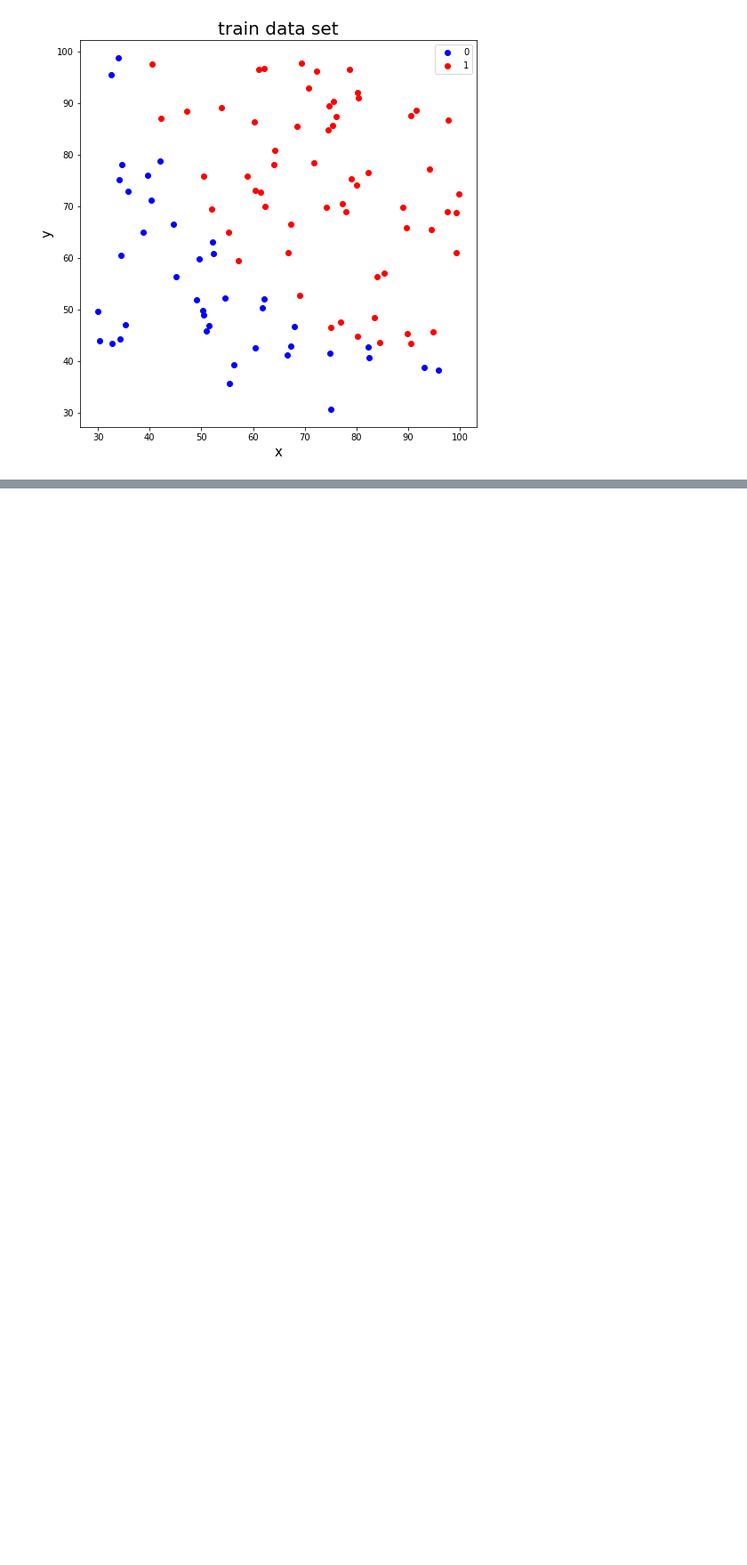
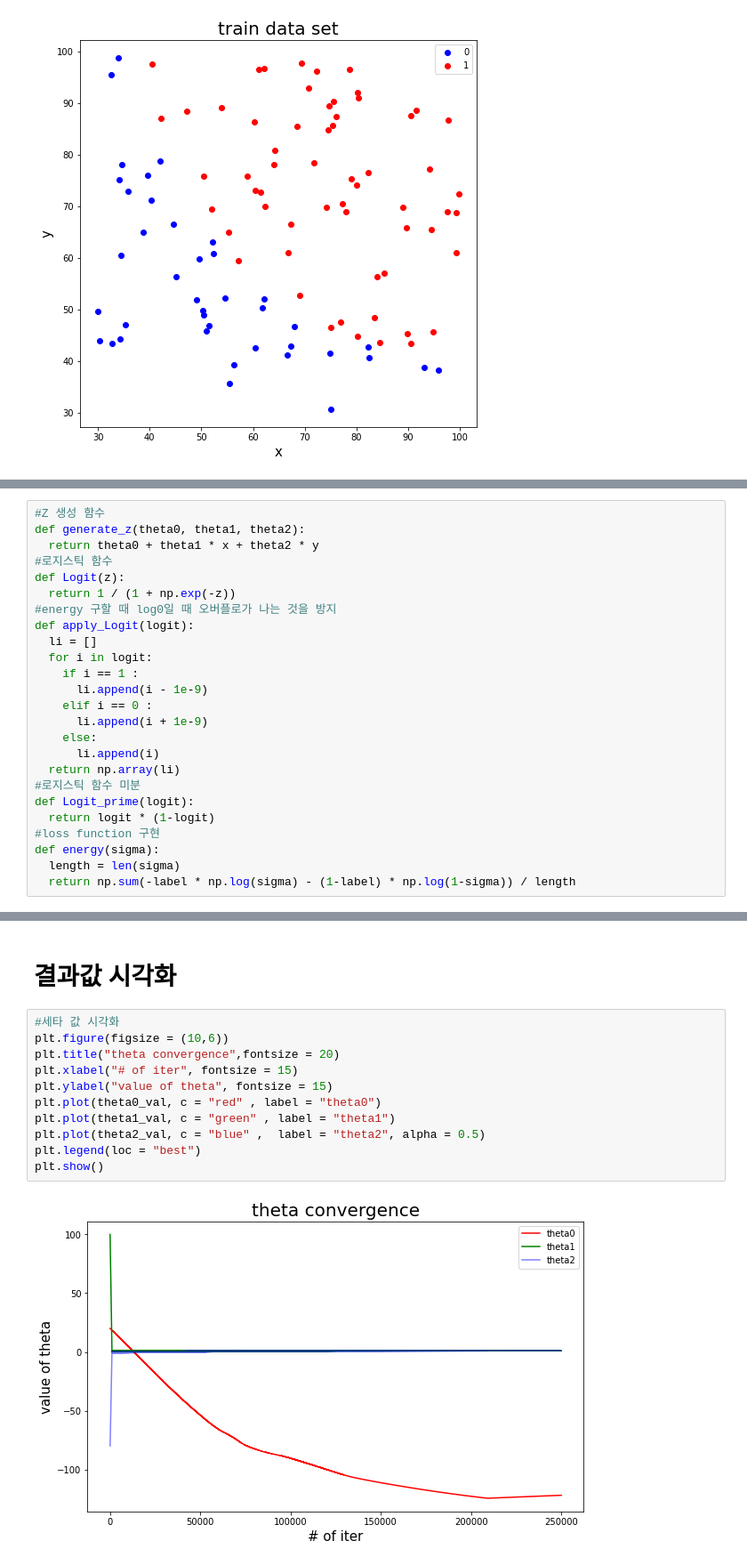
Before and after one commit to thdgmltjd123/MLProject, a Jupyter notebook: 20150711_Assignment05.ipynb, the cells around one changed output, grey strips where cells are left out. Shown: that part at 89% size. Drawn from its saved outputs; the diff is of its cells as text; blank space fills up the shorter version.

```diff
--- a/20150711_Assignment05.ipynb
+++ b/20150711_Assignment05.ipynb
@@ -41,0 +44,25 @@ plt.show()
+# %%
+#Z 생성 함수
+def generate_z(theta0, theta1, theta2):
+  return theta0 + theta1 * x + theta2 * y
+#로지스틱 함수
+def Logit(z):
+  return 1 / (1 + np.exp(-z))
+#energy 구할 때 log0일 때 오버플로가 나는 것을 방지
+def apply_Logit(logit):
+  li = []
+  for i in logit:
+    if i == 1 :
+      li.append(i - 1e-9)
+    elif i == 0 :
+      li.append(i + 1e-9)
+    else:
+      li.append(i)
+  return np.array(li)
+#로지스틱 함수 미분
+def Logit_prime(logit):
+  return logit * (1-logit)
+#loss function 구현
+def energy(sigma):
+  length = len(sigma)
+  return np.sum(-label * np.log(sigma) - (1-label) * np.log(1-sigma)) / length
@@ -41,0 +110,15 @@ plt.show()
+# %% [markdown]
+# **결과값 시각화**
+# %%
+#세타 값 시각화
+plt.figure(figsize = (10,6))
+plt.title("theta convergence",fontsize = 20)
+plt.xlabel("# of iter", fontsize = 15)
+plt.ylabel("value of theta", fontsize = 15)
+plt.plot(theta0_val, c = "red" , label = "theta0")
+plt.plot(theta1_val, c = "green" , label = "theta1")
+plt.plot(theta2_val, c = "blue" ,  label = "theta2", alpha = 0.5)
+plt.legend(loc = "best")
+plt.show()
+# %% [output]
+[figure, added]
```
Also changed, not shown: parts of 3 cells of this notebook.
